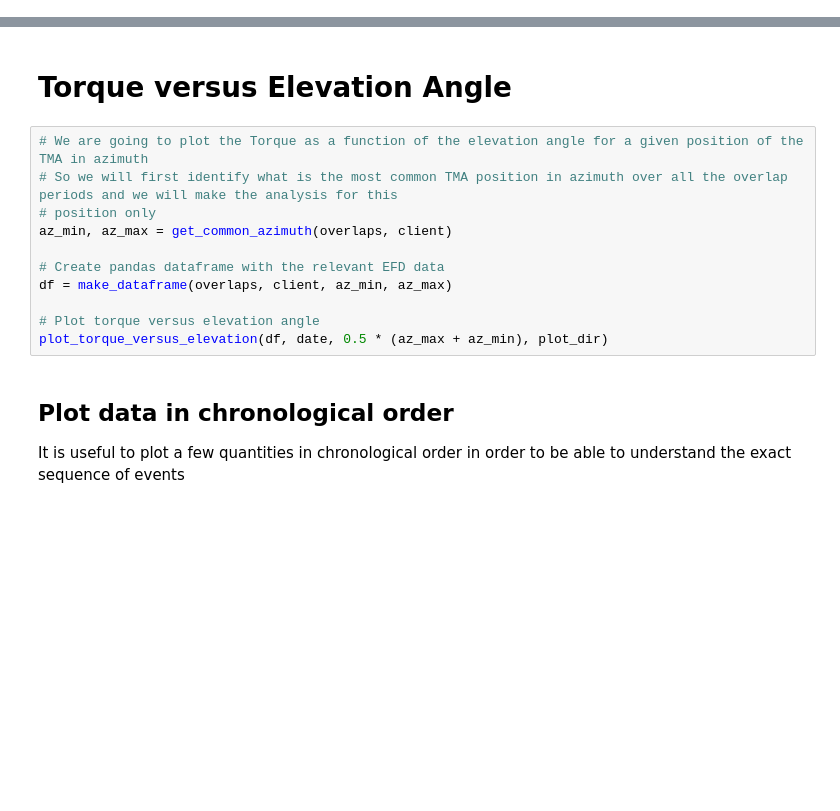
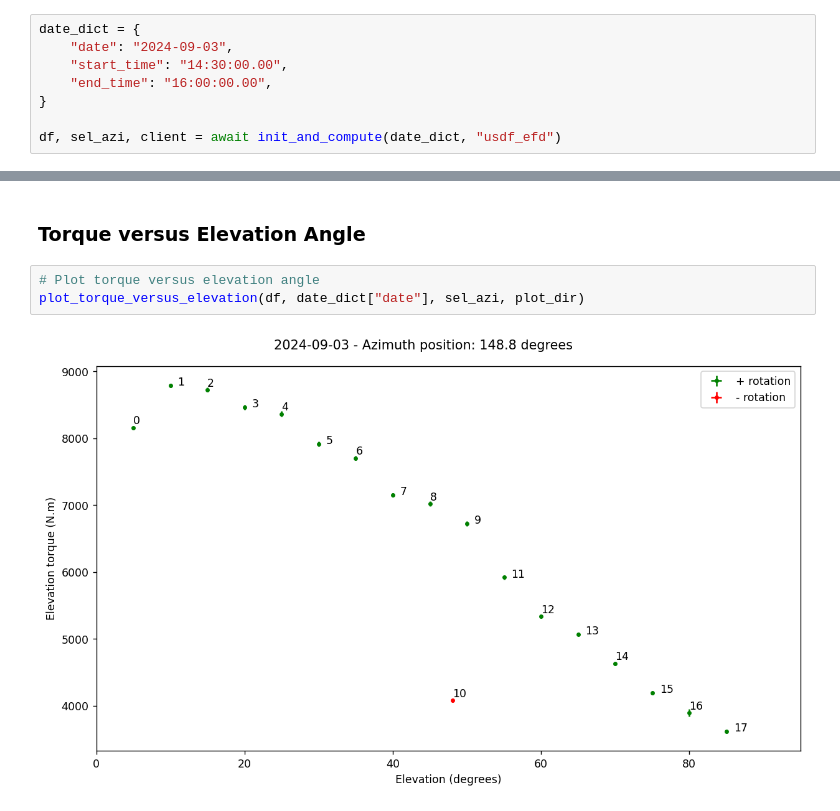
Before and after one commit to lsst-sitcom/sitcomtn-105, a Jupyter notebook: index.ipynb, the cells around one changed output, grey strips where cells are left out. Cells and saved outputs as stored; diff of their text form; blank space fills up the shorter version.

```diff
--- a/index.ipynb
+++ b/index.ipynb
@@ -124,0 +138,8 @@ print(
+# %%
+date_dict = {
+    "date": "2024-09-03",
+    "start_time": "14:30:00.00",
+    "end_time": "16:00:00.00",
+}
+
+df, sel_azi, client = await init_and_compute(date_dict, "usdf_efd")
@@ -125,17 +151,7 @@ print(
 # %% [markdown]
-# Torque versus Elevation Angle
+### Torque versus Elevation Angle
-# %%
-# We are going to plot the Torque as a function of the elevation angle for a given position of the TMA in azimuth
-# So we will first identify what is the most common TMA position in azimuth over all the overlap periods and we will make the analysis for this
-# position only
-az_min, az_max = get_common_azimuth(overlaps, client)
-
-# Create pandas dataframe with the relevant EFD data
-df = make_dataframe(overlaps, client, az_min, az_max)
-
-# Plot torque versus elevation angle
-plot_torque_versus_elevation(df, date, 0.5 * (az_max + az_min), plot_dir)
-# %% [markdown]
-## Plot data in chronological order
-
-It is useful to plot a few quantities in chronological order in order to be able to understand the exact sequence of events
+# %%
+# Plot torque versus elevation angle
+plot_torque_versus_elevation(df, date_dict["date"], sel_azi, plot_dir)
+# %% [output]
+[figure, added]
```
Also changed, not shown: parts of 20 cells of this notebook, 2 other files.
